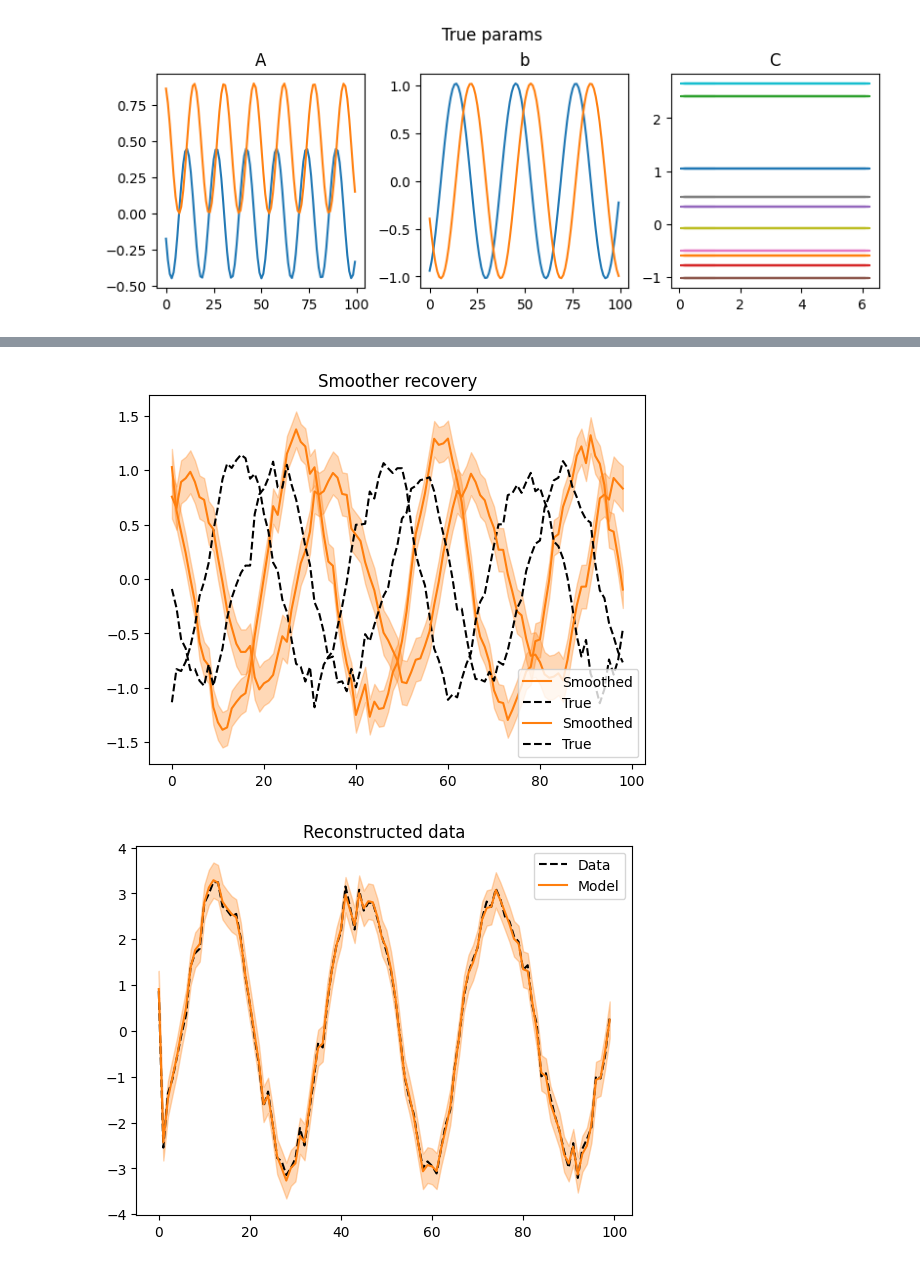
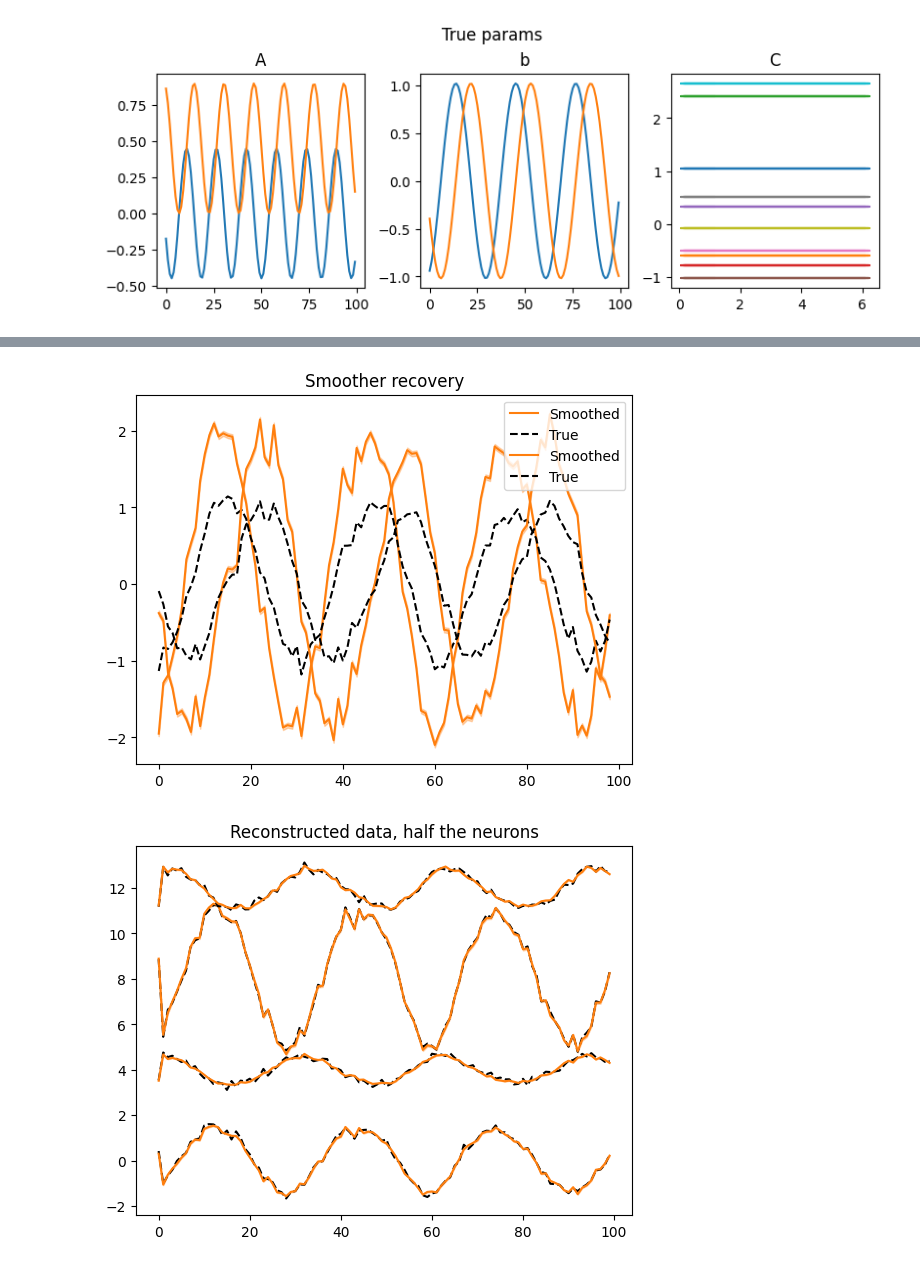
Before and after one commit to neurostatslab/clds, a Jupyter notebook: notebooks/demo_headdirection.ipynb, the cells around one changed output, grey strips where cells are left out. Drawn from its saved outputs; the diff is of its cells as text; code cells hidden in the pictures.

```diff
--- a/notebooks/demo_headdirection.ipynb
+++ b/notebooks/demo_headdirection.ipynb
@@ -16,7 +16,7 @@ from models import wGPLDS, WeightSpaceGaussianProcess
 n_neurons = 10
 latent_dim = 2
 peaks = jnp.linspace(-jnp.pi, jnp.pi, n_neurons + 1)[:-1]  # tuning curve peaks
-widths = 0.1 * jnp.ones(n_neurons)  # tuning curve widths
+widths = 0.5 * jnp.ones(n_neurons)  # tuning curve widths
 epsilon = 0.1
 noise_scale = 0.1
 # %%
@@ -202,13 +263,8 @@ Text(0.5, 0, 'Time')
 # %%
-_, (filtered_means, _), (smoothed_means, smoothed_covs, _) = utils.lgssm_smoother(
-    m0 = params.m0,
-    S0 = params.S0,
-    As = A_prior(params.dynamics_gp_weights, theta[:-1]),
-    bs = params.bs,
-    Cs = params.Cs,
-    Q = noise_scale * jnp.eye(2),
-    R = noise_scale * jnp.eye(n_neurons),
-    ys = Y_train[0],
+_, (filtered_means, _), (smoothed_means, smoothed_covs, _) = model.smoother(
+    params,
+    emissions = Y_train[0],
+    inputs = theta,
 )
 
 fig, ax = plt.subplots()
@@ -225,20 +281,25 @@ for i in range(2):
 ax.set_title('Smoother recovery')
 ax.legend();
 # %% [output]
-[figure, old version]
+[figure, new version]
 # %%
+if params.Cs.ndim == 2:
+    params = params._replace(Cs = jnp.tile(params.Cs[None, :], (num_timesteps, 1, 1)))
+
 reconstructed_ys = jnp.einsum('tnl,tl->tn', params.Cs, smoothed_means)
 reconstructed_ys_covs = jnp.einsum('tnl,tlk,tmk->tnm', params.Cs, smoothed_covs, params.Cs)
 
-plt.plot(Y_train[0][:,2], c='k', ls='--', label='Data');
-plt.plot(reconstructed_ys[:,2], c='tab:orange', label='Model');
-plt.fill_between(
-    jnp.arange(len(reconstructed_ys)),
-    reconstructed_ys[:,2] - 2 * jnp.sqrt(reconstructed_ys_covs[:,2,2]),
-    reconstructed_ys[:,2] + 2 * jnp.sqrt(reconstructed_ys_covs[:,2,2]),
-    alpha=0.3, color='tab:orange',
-)
-plt.legend()
-plt.title('Reconstructed data');
+for neuron_id in range(n_neurons)[:4]:
+    plt.plot(Y_train[0][:100,neuron_id]  + 4*neuron_id, c='k', ls='--');
+    plt.plot(reconstructed_ys[:100,neuron_id] + 4*neuron_id, c='tab:orange');
+    plt.fill_between(
+        jnp.arange(len(reconstructed_ys))[:100],
+        reconstructed_ys[:100,neuron_id] + 4*neuron_id - 2 * jnp.sqrt(reconstructed_ys_covs[:100,neuron_id,neuron_id]),
+        reconstructed_ys[:100,neuron_id] + 4*neuron_id + 2 * jnp.sqrt(reconstructed_ys_covs[:100,neuron_id,neuron_id]),
+        alpha=0.3, color='tab:orange',
+    )
+
+# plt.legend()
+plt.title('Reconstructed data, half the neurons');
 # %% [output]
-[figure, old version]
+[figure, new version]
```
Also changed, not shown: parts of 10 cells of this notebook, 2 other files.
